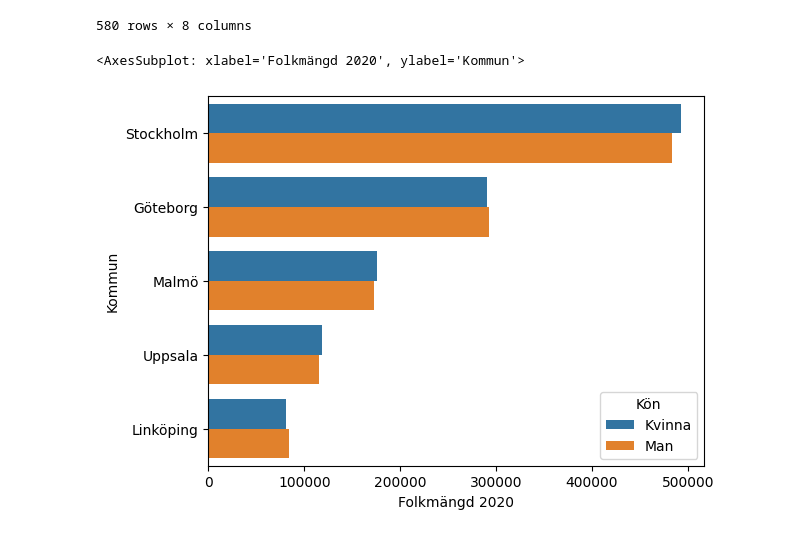
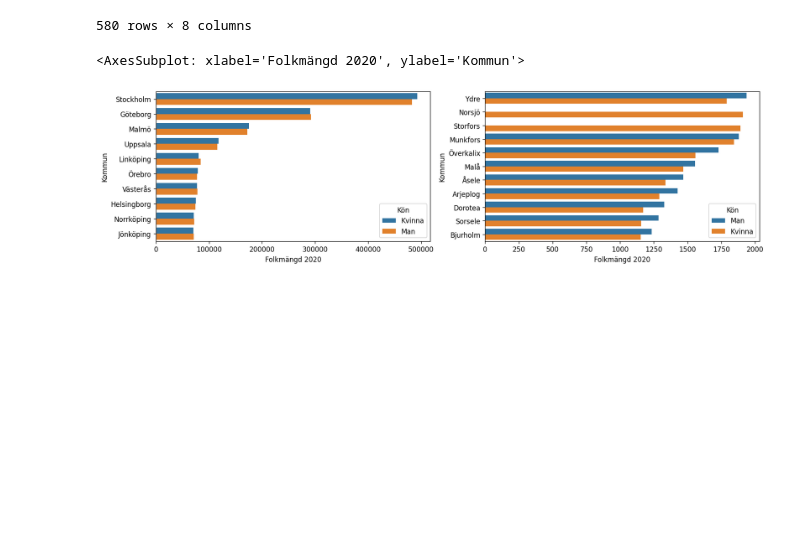
Before and after one commit to Canesp/Databehandling-Philip-de-Canesie, a Jupyter notebook: exercises/E00_exercises.ipynb, the cells around one changed output. Saved outputs shown, nothing was run; the diff lists cells and outputs as text; code cells hidden in the pictures; blank space fills up the shorter version.

```diff
--- a/exercises/E00_exercises.ipynb
+++ b/exercises/E00_exercises.ipynb
@@ -344,12 +341,18 @@ merge_data
 | 388 | Sorsele | 1157 | 1170 | -1.111111 | Kvinna | 2442 | 2489 | ... |
 | 24 | Bjurholm | 1154 | 1159 | -0.431406 | Kvinna | 2387 | 2408 | ... |
 580 rows × 8 columns
-# %%
-
-top10 = merge_data.head(10)
-min10 = merge_data.tail(10)
-
-sns.barplot(data=top10, x="Folkmängd 2020", y="Kommun", hue="Kön")
-# %% [output]
-<AxesSubplot: xlabel='Folkmängd 2020', ylabel='Kommun'>
-[figure, removed]
+# %%
+
+#top10 = merge_data.groupby(["Kommun", "Kön"]).max()
+#top10 = top10.sort_values(by= "Folkmängd 2020", ascending= False)
+
+top10 = merge_data.head(20)
+min10 = merge_data.tail(20)
+
+fig, axes = plt.subplots(1, 2, figsize=(16, 4), dpi=120)
+
+sns.barplot(data=top10, x="Folkmängd 2020", y="Kommun", hue="Kön", ax=axes[0])
+sns.barplot(data=min10, x="Folkmängd 2020", y="Kommun", hue="Kön", ax=axes[1])
+# %% [output]
+<AxesSubplot: xlabel='Folkmängd 2020', ylabel='Kommun'>
+[figure, added]
```
Also changed, not shown: parts of 5 cells of this notebook.
